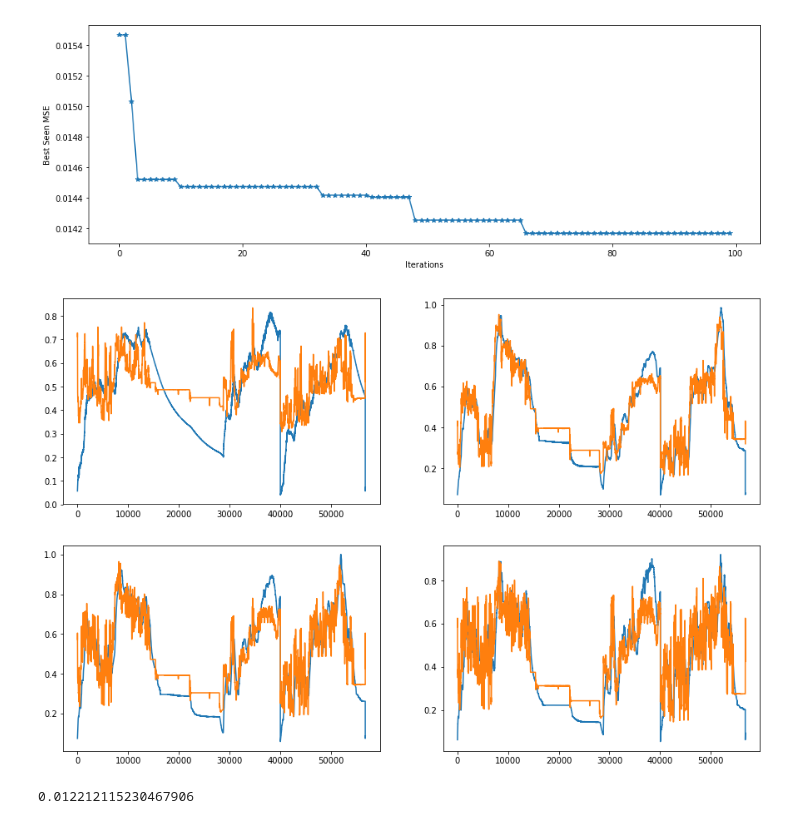
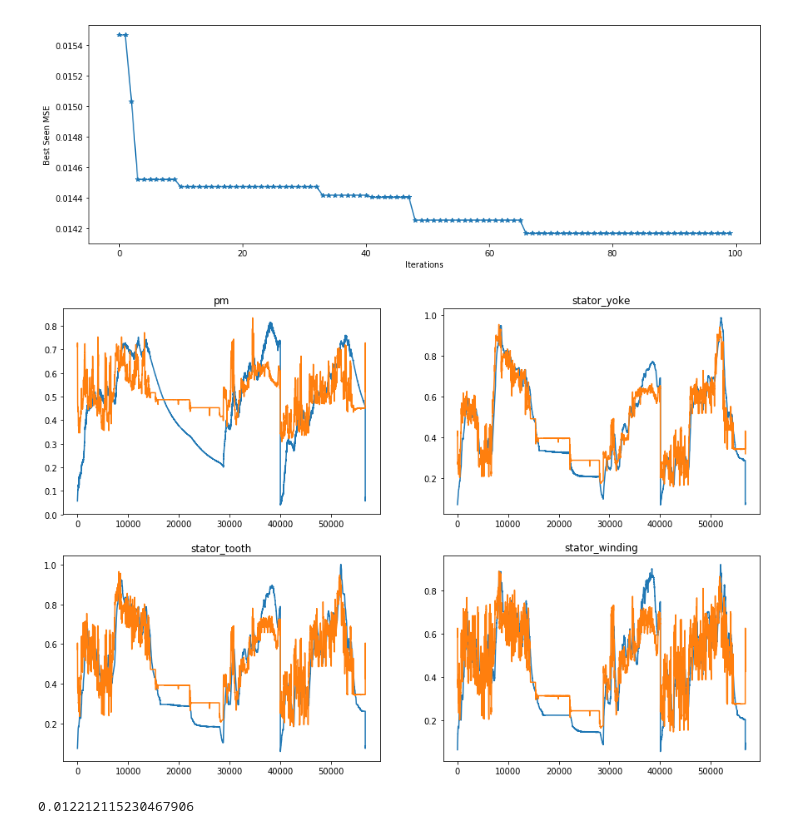
Before and after one commit to moiraghif/Electric-Motor-Temperature, a Jupyter notebook: SecondTaskCNN_LSTM.ipynb, the cells around one changed output. Cells and saved outputs as stored; diff of their text form; code cells hidden in the pictures.

```diff
--- a/SecondTaskCNN_LSTM.ipynb
+++ b/SecondTaskCNN_LSTM.ipynb
@@ -565,27 +567,31 @@ y_pred_all = y_pred_all.reshape(-1,4)
 # %%
 plt.figure(figsize=(15,10))
 
 plt.subplot(221)
 plt.plot(y_test[:size - look_back - 1,0])
 plt.plot(y_pred_all[:size - look_back - 1,0])
+plt.title("pm")
 
 plt.subplot(222)
 plt.plot(y_test[:size - look_back - 1,1])
 plt.plot(y_pred_all[:size - look_back - 1,1])
+plt.title("stator_yoke")
 
 plt.subplot(223)
 plt.plot(y_test[:size - look_back - 1,2])
 plt.plot(y_pred_all[:size - look_back - 1,2])
+plt.title("stator_tooth")
 
 plt.subplot(224)
 plt.plot(y_test[:size - look_back - 1,3])
 plt.plot(y_pred_all[:size - look_back - 1,3])
-plt.show()
+plt.title("stator_winding")
 
+plt.savefig('imgs/pred_second_custom_loss.png',bbox_inches='tight', pad_inches=0)
 
 plt.show()
 # %% [output]
-[figure, old version]
+[figure, new version]
 # %%
 np.mean((y_pred_all - y_test)**2)
 # %% [output]
```
Also changed, not shown: parts of 2 cells of this notebook, 6 other files.
